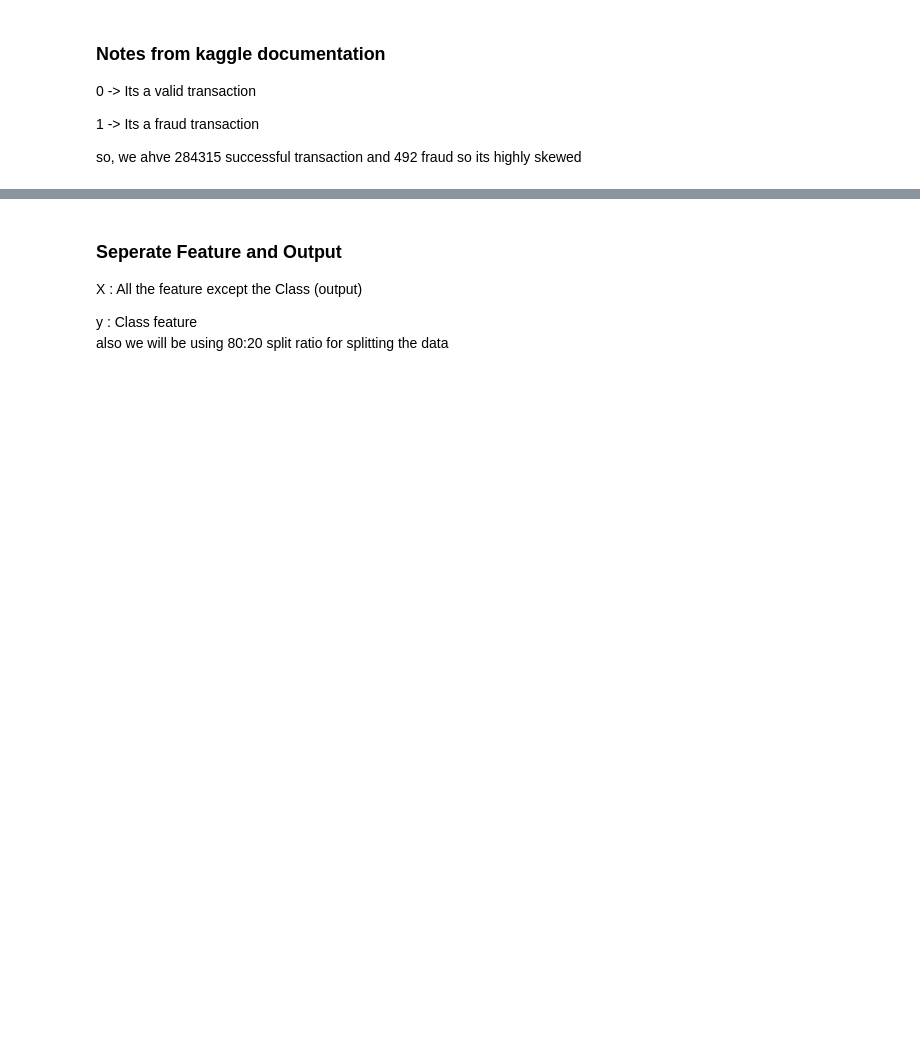
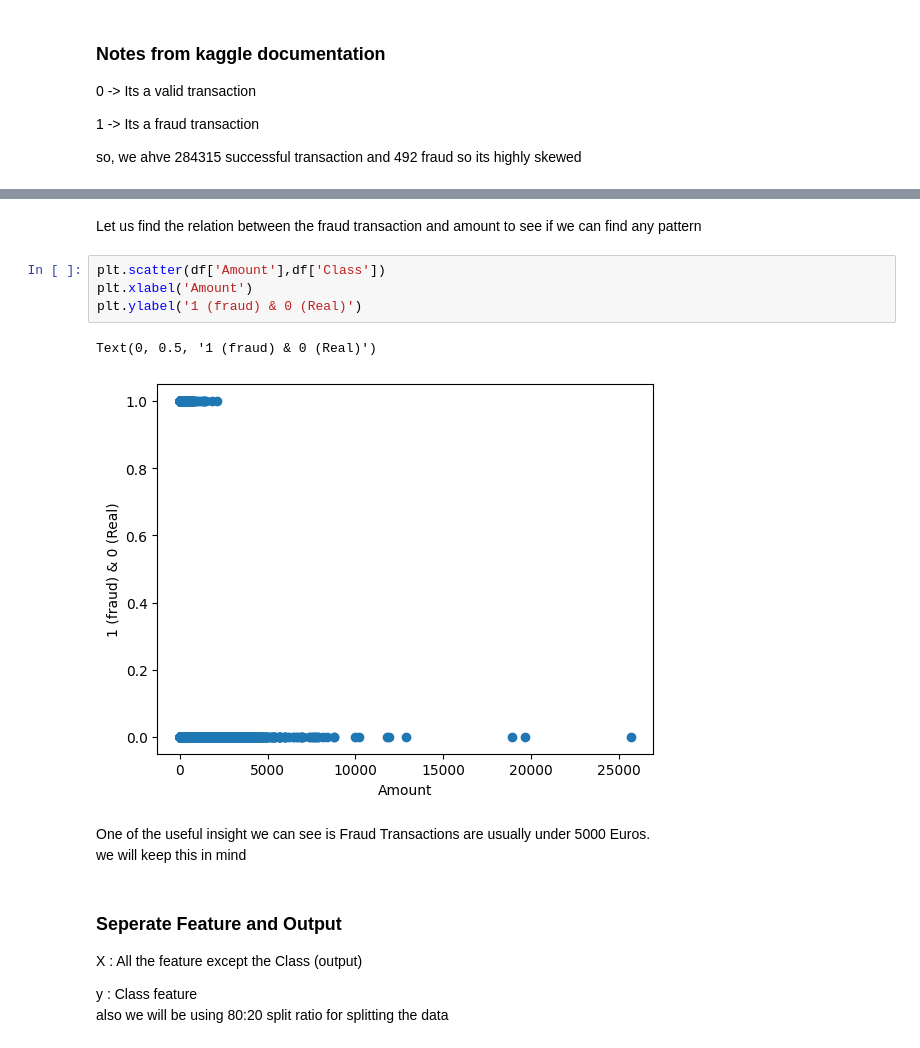
Before and after one commit to Jeeshan-Shrestha/Credit-Card-Fraud-Detection-Model, a Jupyter notebook: model.ipynb, the cells around one changed output, grey strips where cells are left out. Cells and saved outputs as stored; diff of their text form; blank space fills up the shorter version.

```diff
--- a/model.ipynb
+++ b/model.ipynb
@@ -112,6 +138,18 @@ Class
 1     0.172749
 Name: proportion, dtype: float64
 '\nwe only got 0.17% fraud transaction in our data sets we need to handle this\nbefore fitting it to our model \n'
+# %% [markdown]
+Let us find the relation between the fraud transaction and amount to see if we can find any pattern
+# %%
+plt.scatter(df['Amount'],df['Class'])
+plt.xlabel('Amount')
+plt.ylabel('1 (fraud) & 0 (Real)')
+# %% [output]
+Text(0, 0.5, '1 (fraud) & 0 (Real)')
+[figure, added]
+# %% [markdown]
+One of the useful insight we can see is Fraud Transactions are usually under 5000 Euros.
+we will keep this in mind
 # %% [markdown]
 ### Seperate Feature and Output
 X : All the feature except the Class (output)
```
Also changed, not shown: parts of 14 cells of this notebook.
